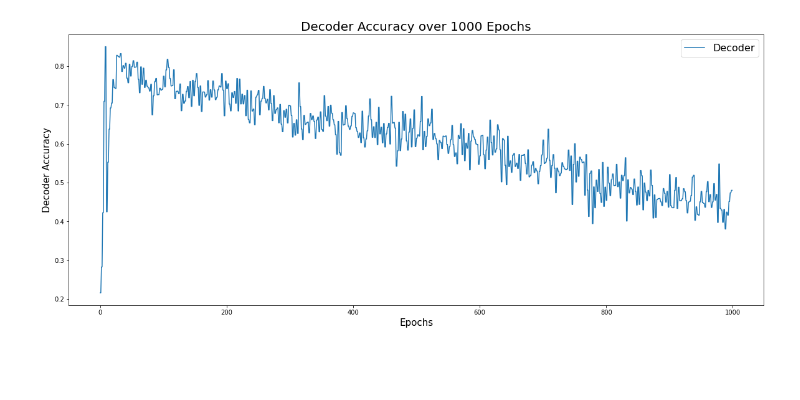
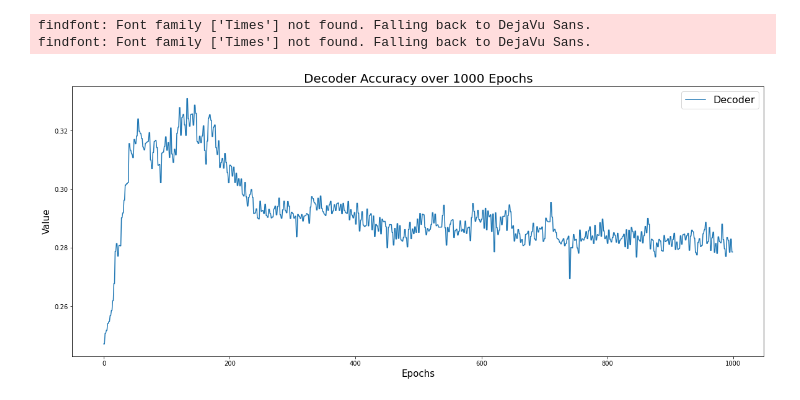
Before and after one commit to whsu00/project, a Jupyter notebook: Plotting.ipynb, the cells around one changed output. Cells and saved outputs as stored; diff of their text form; code cells hidden in the pictures; blank space fills up the shorter version.

Commit message:
Add support for multiple lines

```diff
--- a/Plotting.ipynb
+++ b/Plotting.ipynb
@@ -6,5 +6,3 @@ import numpy as np
 import matplotlib.pyplot as plt
 import seaborn as sns
 import matplotlib.font_manager
-# %%
-log_file = pd.read_csv("valor_high_thresh_s0/progress.txt", sep= '\t')
@@ -36,7 +18,11 @@ def get_file(file_path):
 # %%
 def create_line_graph(df, plotCol, x_label, y_label, title, legendTxt):
   fig = plt.figure(figsize=(20,8))
-  sns.lineplot(df['Epoch'], df[plotCol], label = legendTxt)
+  if type(plotCol) != list:
+    sns.lineplot(x = df['Epoch'], y = df[plotCol], label = legendTxt)
+  else:
+    for i in range(len(plotCol)):
+      sns.lineplot(x = df['Epoch'], y = df[plotCol[i]], label = legendTxt[i])
   axis_font = {'fontname':'Times', 'size':'15'}
   title_font = {'fontname':'Times', 'size':'20'}
   plt.xlabel(x_label, **axis_font)
@@ -44,7 +30,10 @@ def create_line_graph(df, plotCol, x_label, y_label, title, legendTxt):
   plt.legend(prop={'size': 16})
   plt.title(title, **title_font)
 # %%
-log_file = get_file('/content/drive/MyDrive/cs285_data_v1/valor_high_thresh/valor_high_thresh_s0/progress.txt')
-create_line_graph(df = log_file, plotCol= 'DecoderAccuracy', x_label= 'Epochs', y_label = 'Decoder Accuracy', title = 'Decoder Accuracy over 1000 Epochs', legendTxt='Decoder')
+# log_file = get_file('/content/drive/MyDrive/cs285_data_v1/valor_high_thresh/valor_high_thresh_s0/progress.txt')
+log_file = get_file('https://pastebin.com/raw/bsr7HCkE')
+create_line_graph(df = log_file, plotCol= 'DecoderAccuracy', x_label = 'Epochs', y_label = 'Value', title = 'Decoder Accuracy over 1000 Epochs', legendTxt='Decoder')
 # %% [output]
+findfont: Font family ['Times'] not found. Falling back to DejaVu Sans.
+findfont: Font family ['Times'] not found. Falling back to DejaVu Sans.
-[figure, old version]
+[figure, new version]
```
Also changed, not shown: parts of 2 cells of this notebook.
